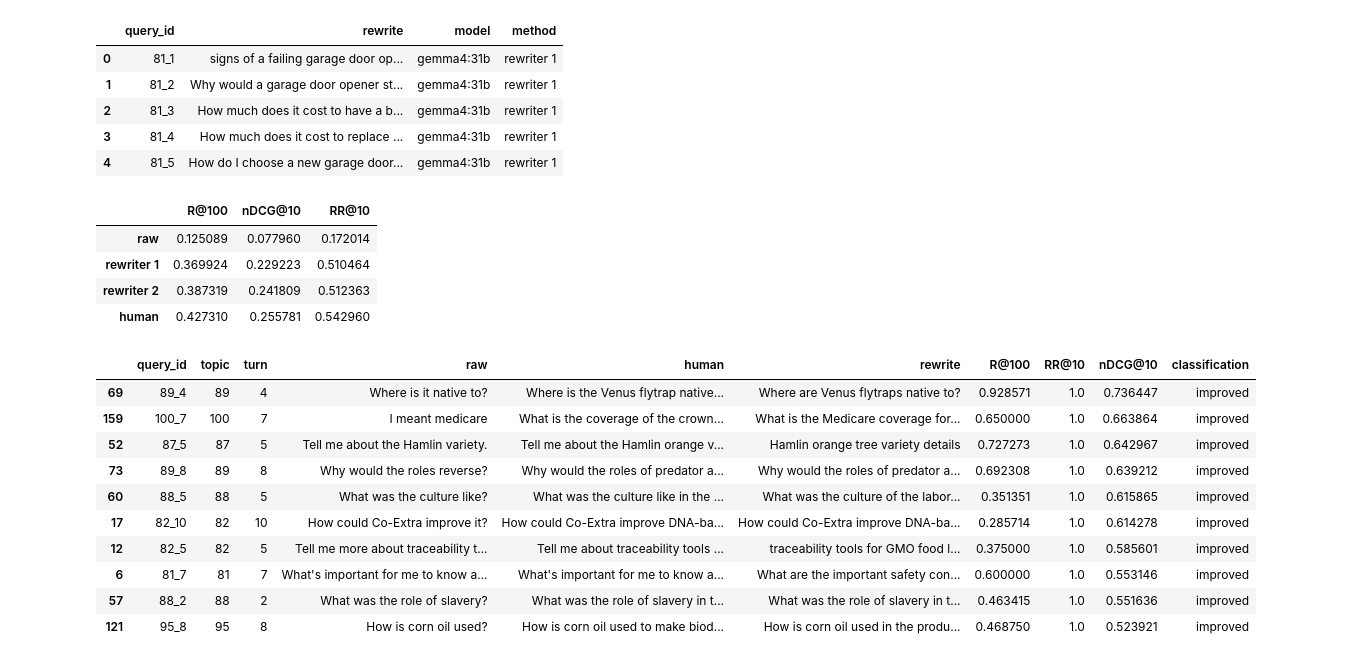
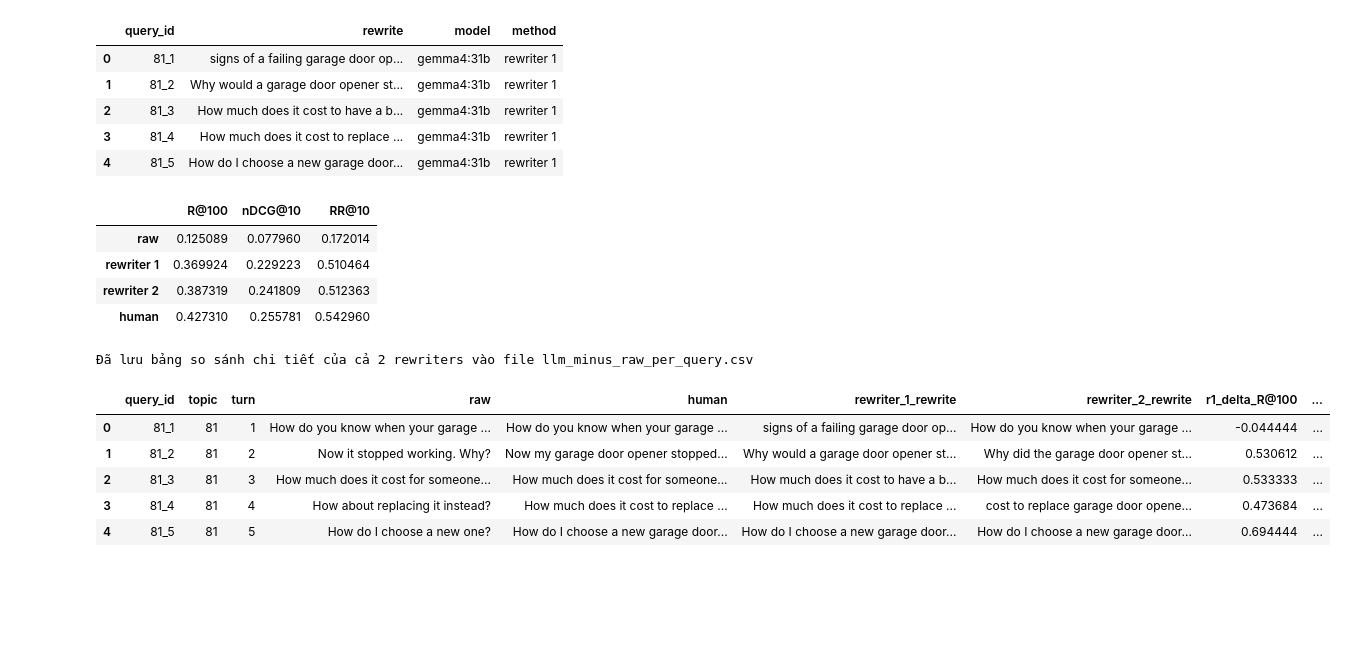
Before and after one commit to nktsagd/query-rewriter, a Jupyter notebook: notebooks/colab_benchmark.ipynb, the cells around one changed output. Saved outputs shown, nothing was run; the diff lists cells and outputs as text; code cells hidden in the pictures; blank space fills up the shorter version.

```diff
--- a/notebooks/colab_benchmark.ipynb
+++ b/notebooks/colab_benchmark.ipynb
@@ -318,52 +318,85 @@ display(rewrites.head())
 | 4 | 81_5 | How do I choose a new garage door... | gemma4:31b | rewriter 1 |
 # %%
 # Thực hiện Retrieval và Evaluation cho toàn bộ các phương pháp thành công
+# Dọn sạch hoàn toàn các biến để loại bỏ mọi phiên bản rewriter cũ còn lưu trong bộ nhớ
+runs = {}
+scores = {}
+per_query = {}
+
+# Tính toán lại baseline gốc cố định từ đầu
+for method, column in {"raw": "raw", "human": "human"}.items():
+    runs[method] = retrieve(query_table[column], method)
+    scores[method], per_query[method] = evaluate(runs[method])
+    runs[method].to_csv(OUTPUT / f"{method}_run.csv", index=False)
+
+# Chạy đánh giá cho các rewriter mới có trong SYSTEM_PROMPTS hiện tại
 for method_name in SYSTEM_PROMPTS.keys():
     method_rewrites = rewrites[rewrites["method"] == method_name]
     if method_rewrites.empty:
         continue
 
     llm_queries = method_rewrites.set_index("query_id").rewrite.reindex(judged.query_id)
     runs[method_name] = retrieve(llm_queries, method_name)
     scores[method_name], per_query[method_name] = evaluate(runs[method_name])
     runs[method_name].to_csv(OUTPUT / f"{method_name}_run.csv", index=False)
 
-# Bảng kết quả tổng hợp bao gồm cả các variants mới
+# Tạo bảng kết quả tổng hợp chính xác bao gồm các phương pháp đang kích hoạt
 active_methods = ["raw"] + [m for m in SYSTEM_PROMPTS.keys() if m in scores] + ["human"]
 summary = pd.DataFrame(scores).T.loc[active_methods]
 summary.to_csv(OUTPUT / "aggregate_metrics.csv")
 display(summary)
 
-# So sánh sự cải thiện giữa phương pháp rewriter 1 và raw làm ví dụ mẫu
-if "rewriter 1" in per_query:
-    delta = per_query["rewriter 1"] - per_query["raw"]
-    delta["classification"] = delta["nDCG@10"].map(
+# Tiến hành xây dựng bảng so sánh chi tiết cho cả rewriter 1 và rewriter 2 so với raw
+if "rewriter 1" in per_query and "rewriter 2" in per_query:
+    # Lấy các bản rewrite
+    rewrites_r1 = rewrites[rewrites["method"] == "rewriter 1"][["query_id", "rewrite"]].rename(columns={"rewrite": "rewriter_1_rewrite"})
+    rewrites_r2 = rewrites[rewrites["method"] == "rewriter 2"][["query_id", "rewrite"]].rename(columns={"rewrite": "rewriter_2_rewrite"})
+
+    # Tính delta cho rewriter 1
+    delta_r1 = per_query["rewriter 1"] - per_query["raw"]
+    delta_r1["r1_classification"] = delta_r1["nDCG@10"].map(
         lambda x: "improved" if x > 0 else "degraded" if x < 0 else "tied"
     )
-    default_rewrites = rewrites[rewrites["method"] == "rewriter 1"]
-    delta = judged[["query_id", "topic", "turn", "raw", "human"]].merge(
-        default_rewrites[["query_id", "rewrite"]], on="query_id"
-    ).merge(delta.reset_index(), on="query_id")
-    delta.to_csv(OUTPUT / "llm_minus_raw_per_query.csv", index=False)
+    delta_r1 = delta_r1.rename(columns={
+        "R@100": "r1_delta_R@100",
+        "RR@10": "r1_delta_RR@10",
+        "nDCG@10": "r1_delta_nDCG@10"
+    })
 
-    display(delta.sort_values("nDCG@10", ascending=False).head(10))
+    # Tính delta cho rewriter 2
+    delta_r2 = per_query["rewriter 2"] - per_query["raw"]
+    delta_r2["r2_classification"] = delta_r2["nDCG@10"].map(
+        lambda x: "improved" if x > 0 else "degraded" if x < 0 else "tied"
+    )
+    delta_r2 = delta_r2.rename(columns={
+        "R@100": "r2_delta_R@100",
+        "RR@10": "r2_delta_RR@10",
+        "nDCG@10": "r2_delta_nDCG@10"
+    })
+
+    # Ghép bảng tổng hợp chi tiết
+    delta_detailed = (judged[["query_id", "topic", "turn", "raw", "human"]]
+                      .merge(rewrites_r1, on="query_id")
+                      .merge(rewrites_r2, on="query_id")
+                      .merge(delta_r1.reset_index(), on="query_id")
+                      .merge(delta_r2.reset_index(), on="query_id"))
+
+    delta_detailed.to_csv(OUTPUT / "llm_minus_raw_per_query.csv", index=False)
+    print("Đã lưu bảng so sánh chi tiết của cả 2 rewriters vào file llm_minus_raw_per_query.csv")
+    display(delta_detailed.head(5))
 # %% [output]
 |  | R@100 | nDCG@10 | RR@10 |
 | raw | 0.125089 | 0.077960 | 0.172014 |
 | rewriter 1 | 0.369924 | 0.229223 | 0.510464 |
 | rewriter 2 | 0.387319 | 0.241809 | 0.512363 |
 | human | 0.427310 | 0.255781 | 0.542960 |
+Đã lưu bảng so sánh chi tiết của cả 2 rewriters vào file llm_minus_raw_per_query.csv
-|  | query_id | topic | turn | raw | human | rewrite | R@100 | RR@10 | nDCG@10 | classification |
-| 69 | 89_4 | 89 | 4 | Where is it native to? | Where is the Venus flytrap native... | Where are Venus flytraps native to? | 0.928571 | 1.0 | 0.736447 | improved |
-| 159 | 100_7 | 100 | 7 | I meant medicare | What is the coverage of the crown... | What is the Medicare coverage for... | 0.650000 | 1.0 | 0.663864 | improved |
-| 52 | 87_5 | 87 | 5 | Tell me about the Hamlin variety. | Tell me about the Hamlin orange v... | Hamlin orange tree variety details | 0.727273 | 1.0 | 0.642967 | improved |
-| 73 | 89_8 | 89 | 8 | Why would the roles reverse? | Why would the roles of predator a... | Why would the roles of predator a... | 0.692308 | 1.0 | 0.639212 | improved |
-| 60 | 88_5 | 88 | 5 | What was the culture like? | What was the culture like in the ... | What was the culture of the labor... | 0.351351 | 1.0 | 0.615865 | improved |
-| 17 | 82_10 | 82 | 10 | How could Co-Extra improve it? | How could Co-Extra improve DNA-ba... | How could Co-Extra improve DNA-ba... | 0.285714 | 1.0 | 0.614278 | improved |
-| 12 | 82_5 | 82 | 5 | Tell me more about traceability t... | Tell me about traceability tools ... | traceability tools for GMO food l... | 0.375000 | 1.0 | 0.585601 | improved |
-| 6 | 81_7 | 81 | 7 | What's important for me to know a... | What's important for me to know a... | What are the important safety con... | 0.600000 | 1.0 | 0.553146 | improved |
-| 57 | 88_2 | 88 | 2 | What was the role of slavery? | What was the role of slavery in t... | What was the role of slavery in t... | 0.463415 | 1.0 | 0.551636 | improved |
-| 121 | 95_8 | 95 | 8 | How is corn oil used? | How is corn oil used to make biod... | How is corn oil used in the produ... | 0.468750 | 1.0 | 0.523921 | improved |
+|  | query_id | topic | turn | raw | human | rewriter_1_rewrite | rewriter_2_rewrite | r1_delta_R@100 | ... |
+| 0 | 81_1 | 81 | 1 | How do you know when your garage ... | How do you know when your garage ... | signs of a failing garage door op... | How do you know when your garage ... | -0.044444 | ... |
+| 1 | 81_2 | 81 | 2 | Now it stopped working. Why? | Now my garage door opener stopped... | Why would a garage door opener st... | Why did the garage door opener st... | 0.530612 | ... |
+| 2 | 81_3 | 81 | 3 | How much does it cost for someone... | How much does it cost for someone... | How much does it cost to have a b... | How much does it cost for someone... | 0.533333 | ... |
+| 3 | 81_4 | 81 | 4 | How about replacing it instead? | How much does it cost to replace ... | How much does it cost to replace ... | cost to replace garage door opene... | 0.473684 | ... |
+| 4 | 81_5 | 81 | 5 | How do I choose a new one? | How do I choose a new garage door... | How do I choose a new garage door... | How do I choose a new garage door... | 0.694444 | ... |
 # %%
 import shutil
 
```
Also changed, not shown: parts of 1 cell of this notebook, 6 other files.
